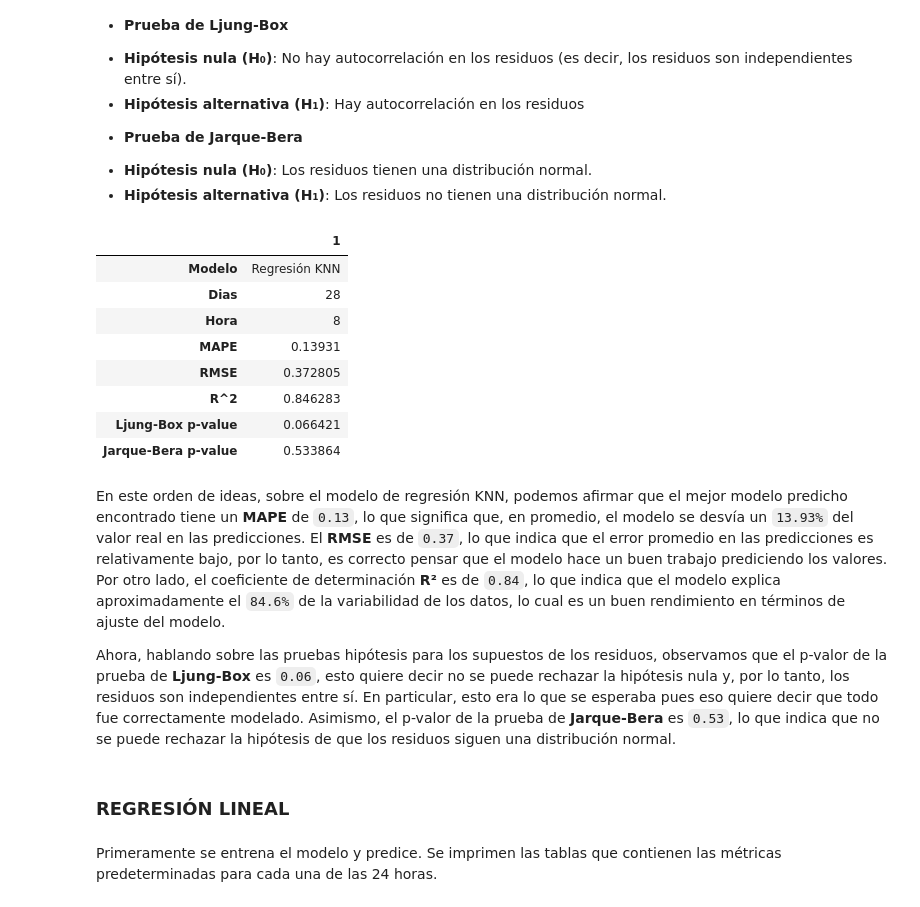
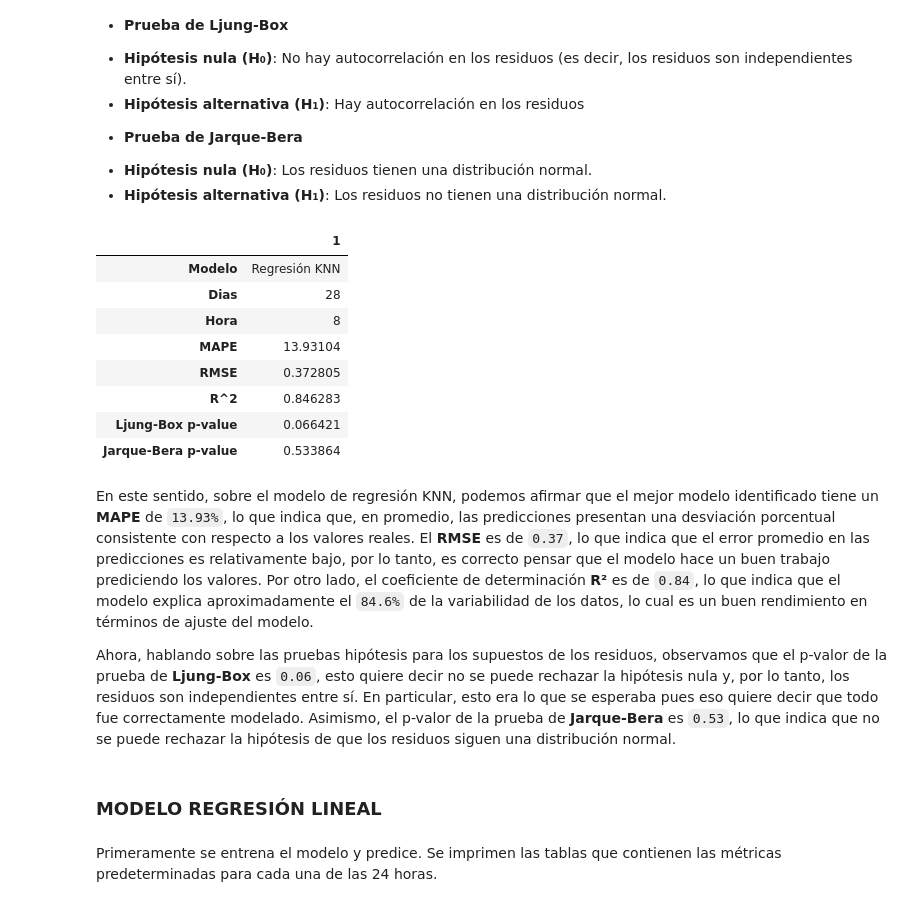
Before and after one commit to valecabrera21/PF_Modelos, a Jupyter notebook: _sources/MODELOS.ipynb, the cells around one changed output. Saved outputs shown, nothing was run; the diff lists cells and outputs as text; code cells hidden in the pictures.

```diff
--- a/_sources/MODELOS.ipynb
+++ b/_sources/MODELOS.ipynb
@@ -74,7 +76,7 @@ def mejormodelohora(particiones, data):
             mejormodelo.append(mejor_modelo)  # Se agrega la fila a un vector
     return pd.DataFrame(mejormodelo) # Se devuelve DataFrame
 
-# Mejor modelo de cada uno (KNN, Regresión lineal, Ridge, Lasso)
+# Mejor modelo de cada uno
 
 def mejormodelotot(data):
     mejorrmse = float('inf')
@@ -86,11 +88,28 @@ def mejormodelotot(data):
             mejor_modelo = row
     return pd.DataFrame(mejor_modelo)
 
+# Método para calcular pliegues
+
 def plieguess(inicio, fin, hora):
     X_train, y_train = X.iloc[inicio:fin], y.iloc[inicio:fin]
     # Se ajusta con -1 y 23 para que no se pase por alto el primer día del test ni tampoco se tomen más de 24 observaciones
     X_test, y_test = X.iloc[fin + hora - 1:fin + hora + 23], y.iloc[fin + hora - 1:fin + hora + 23]
     return X_train, y_train, X_test, y_test
+
+# Método para calcular el error porcentual absoluto medio (MAPE)
+
+def errorporc(actual, predicho):
+    res = np.empty(actual.shape)
+    for j in range(actual.shape[0]):
+        if actual[j] != 0:
+            res[j] = (actual[j] - predicho[j]) / actual[j]
+        else:
+            res[j] = predicho[j] / np.mean(actual)
+    return res
+
+def MAPE(y_true, y_pred):
+    return np.mean(np.abs(errorporc(np.asarray(y_true), np.asarray(y_pred))))*100
+
 # Método para calcular los residuos del modelo
 
 def residuos(y_test, y_prediccion):
@@ -517,7 +536,7 @@ for hora in range(1, 25):  # Ciclo controlador. Se recorre cada una de las 24 ho
             modeloknn.fit(X_train, y_train)
             y_prediccion= modeloknn.predict(X_test)
             rmse = mean_squared_error(y_test, y_prediccion, squared=False)
-            mape = mean_absolute_percentage_error(y_test, y_prediccion)
+            mape = MAPE(y_test, y_prediccion)
             r2 = r2_score(y_test, y_prediccion)
             metricas.append({
                 'Modelo': 'Regresión KNN',
@@ -778,46 +797,46 @@ metricas = []
 dias = 28
 hora = 8
 iniciotrain = 0
-while (iniciotrain + (dias * 24) + 1) < len(X):
+while (iniciotrain + (dias * 24) + hora) < len(X):
     fintrain = iniciotrain + (dias * 24)
     X_train, y_train, X_test, y_test = plieguess(iniciotrain, fintrain, hora)
     modeloknn.fit(X_train, y_train)
     y_prediccion= modeloknn.predict(X_test)
     rmse = mean_squared_error(y_test, y_prediccion, squared=False)
-    mape = mean_absolute_percentage_error(y_test, y_prediccion)
+    mape = MAPE(y_test, y_prediccion)
     r2 = r2_score(y_test, y_prediccion)
     ljungbox, jarquebera = residuos(y_test, y_prediccion)
     metricas.append({
         'Modelo': 'Regresión KNN',
         'Dias': dias,
         'Hora': hora,
         'MAPE': mape,
         'RMSE': rmse,
         'R^2': r2,
         'Ljung-Box p-value' : ljungbox,
         'Jarque-Bera p-value' : jarquebera
     })
     iniciotrain = fintrain  # Actualizar el inicio para el siguiente pliegue
 dataknn = pd.DataFrame(metricas)
 dataknn = dataknn.loc[dataknn['RMSE'].idxmin()]
 dataknn = pd.DataFrame(dataknn)
 dataknn
 # %% [output]
 |  | 1 |
 | Modelo | Regresión KNN |
 | Dias | 28 |
 | Hora | 8 |
-| MAPE | 0.13931 |
+| MAPE | 13.93104 |
 | RMSE | 0.372805 |
 | R^2 | 0.846283 |
 | Ljung-Box p-value | 0.066421 |
 | Jarque-Bera p-value | 0.533864 |
 # %% [markdown]
-En este orden de ideas, sobre el modelo de regresión KNN, podemos afirmar que el mejor modelo predicho encontrado tiene un **MAPE**  de `0.13`, lo que significa que, en promedio, el modelo se desvía un `13.93%` del valor real en las predicciones. El **RMSE**  es de `0.37`, lo que indica que el error promedio en las predicciones es relativamente bajo, por lo tanto, es correcto pensar que el modelo hace un buen trabajo prediciendo los valores. Por otro lado, el coeficiente de determinación **R²** es de `0.84`, lo que indica que el modelo explica aproximadamente el `84.6%` de la variabilidad de los datos, lo cual es un buen rendimiento en términos de ajuste del modelo.
+En este sentido, sobre el modelo de regresión KNN, podemos afirmar que el mejor modelo identificado tiene un **MAPE** de `13.93%`, lo que indica que, en promedio, las predicciones presentan una desviación porcentual consistente con respecto a los valores reales. El **RMSE**  es de `0.37`, lo que indica que el error promedio en las predicciones es relativamente bajo, por lo tanto, es correcto pensar que el modelo hace un buen trabajo prediciendo los valores. Por otro lado, el coeficiente de determinación **R²** es de `0.84`, lo que indica que el modelo explica aproximadamente el `84.6%` de la variabilidad de los datos, lo cual es un buen rendimiento en términos de ajuste del modelo.
 
 Ahora, hablando sobre las pruebas hipótesis para los supuestos de los residuos, observamos que el p-valor de la prueba de **Ljung-Box** es `0.06`, esto quiere decir no se puede rechazar la hipótesis nula y, por lo tanto, los residuos son independientes entre sí. En particular, esto era lo que se esperaba pues eso quiere decir que todo fue correctamente modelado. Asimismo, el p-valor de la prueba de **Jarque-Bera** es `0.53`, lo que indica que no se puede rechazar la hipótesis de que los residuos siguen una distribución normal.
 # %% [markdown]
-### **REGRESIÓN LINEAL**
+### **MODELO REGRESIÓN LINEAL**
 # %% [markdown]
 Primeramente se entrena el modelo y predice. Se imprimen las tablas que contienen las métricas predeterminadas para cada una de las 24 horas.
 # %%
```
Also changed, not shown: parts of 292 cells of this notebook, 16 other files.
